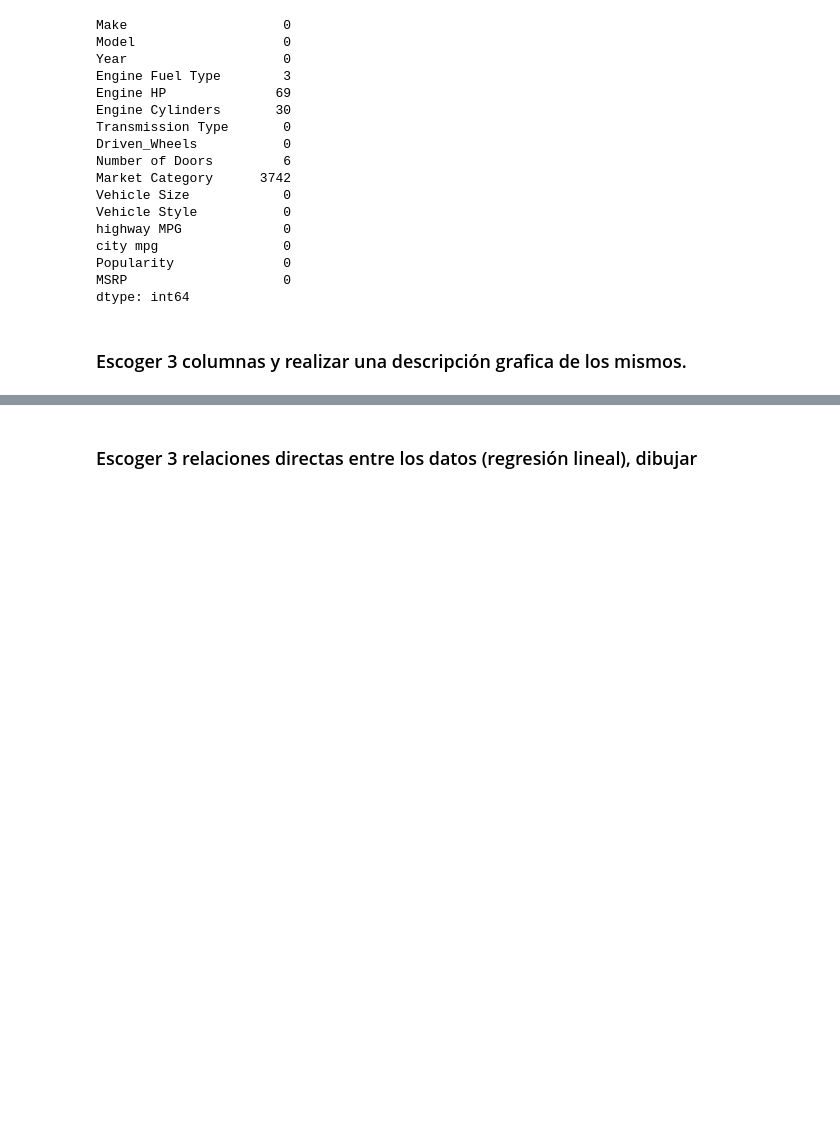
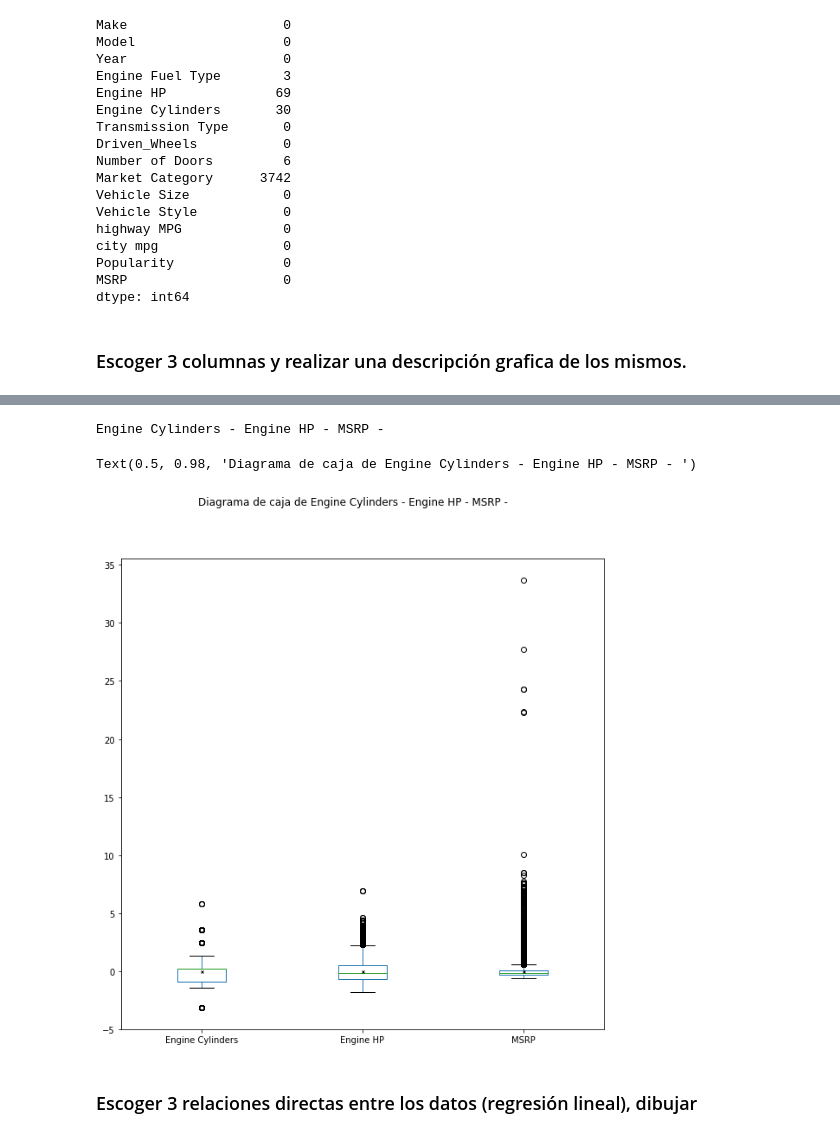
Before and after one commit to LuisAlexisSalazar/topicosIA, a Jupyter notebook: 4 Analisis de Datos/Analisis de Datos.ipynb, the cells around one changed output, grey strips where cells are left out. Cells and saved outputs as stored; diff of their text form; code cells hidden in the pictures; blank space fills up the shorter version.

```diff
--- a/4 Analisis de Datos/Analisis de Datos.ipynb
+++ b/4 Analisis de Datos/Analisis de Datos.ipynb
@@ -86,2 +105,17 @@ df.describe(include = "all")
+# %%
+title = ""
+for c in columns:
+    title+=c+" - "
+print(title)
+
+title="Diagrama de caja de " + axis
+ax = df.boxplot(showmeans=True,column=columns, grid=False,figsize=(10,10),meanprops={"marker": "x",
+                       "markeredgecolor": "black",
+                       "markersize": "3"})
+ax.get_figure().suptitle(title)
+# %% [output]
+Engine Cylinders - Engine HP - MSRP -
+Text(0.5, 0.98, 'Diagrama de caja de Engine Cylinders - Engine HP - MSRP - ')
+[figure, added]
 # %% [markdown]
 ### Escoger 3 relaciones directas entre los datos (regresión lineal), dibujar
```
Also changed, not shown: parts of 12 cells of this notebook.
